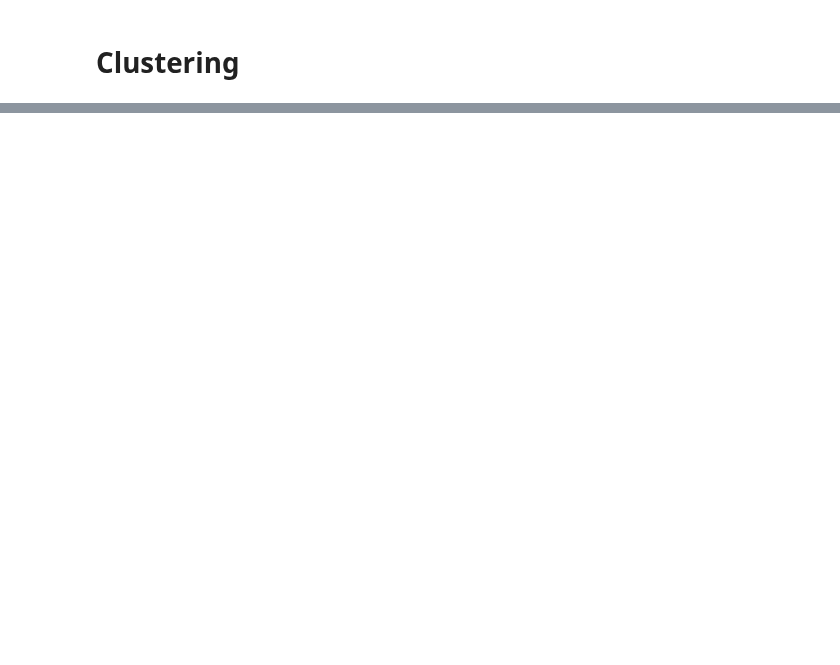
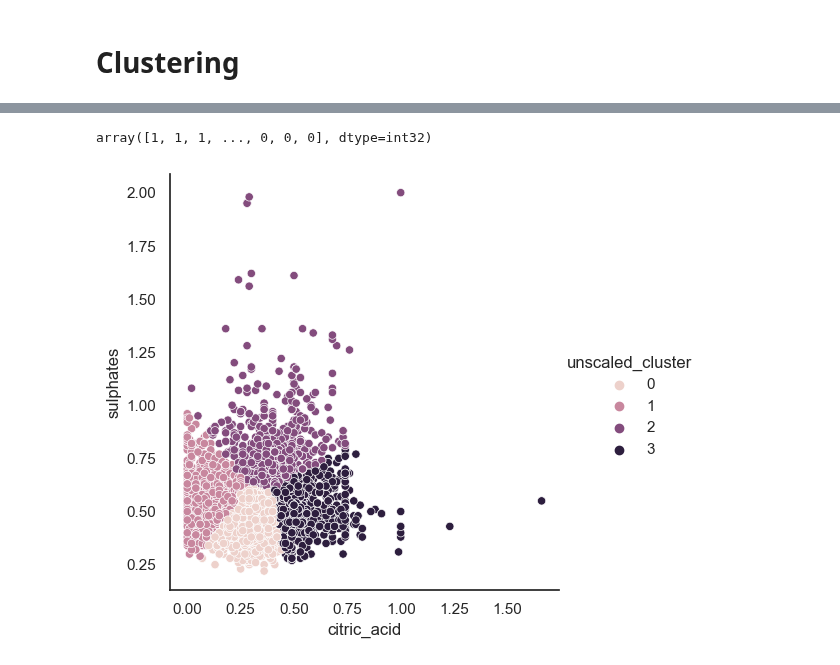
Before and after one commit to wine-clustering-project/wine-cluster, a Jupyter notebook: E_workbook.ipynb, the cells around one changed output, grey strips where cells are left out. Drawn from its saved outputs; the diff is of its cells as text; code cells hidden in the pictures; blank space fills up the shorter version.

```diff
--- a/E_workbook.ipynb
+++ b/E_workbook.ipynb
@@ -391,0 +170,2 @@ Validate/Out-of-Sample:  0.91
+# %%
+X = df[['citric_acid', 'sulphates']]
@@ -391,0 +211,15 @@ Validate/Out-of-Sample:  0.91
+# %%
+kmeans = KMeans(n_clusters = 4, random_state=7)
+
+kmeans.fit(X)
+
+kmeans.predict(X)
+# %% [output]
+array([1, 1, 1, ..., 0, 0, 0], dtype=int32)
+# %%
+X['unscaled_cluster']= kmeans.predict(X)
+# %%
+sns.relplot(data= X, x= 'citric_acid', y='sulphates', hue='unscaled_cluster')
+plt.show()
+# %% [output]
+[figure, added]
```
Also changed, not shown: parts of 103 cells of this notebook, 1 other file.
